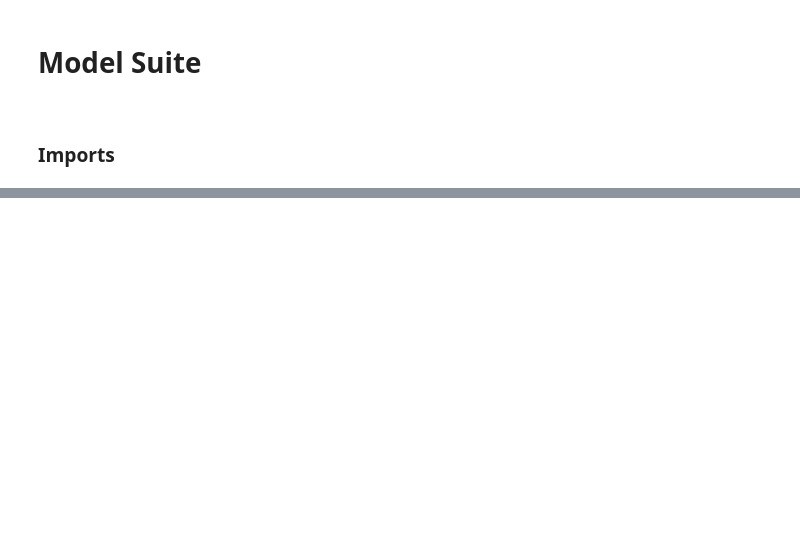
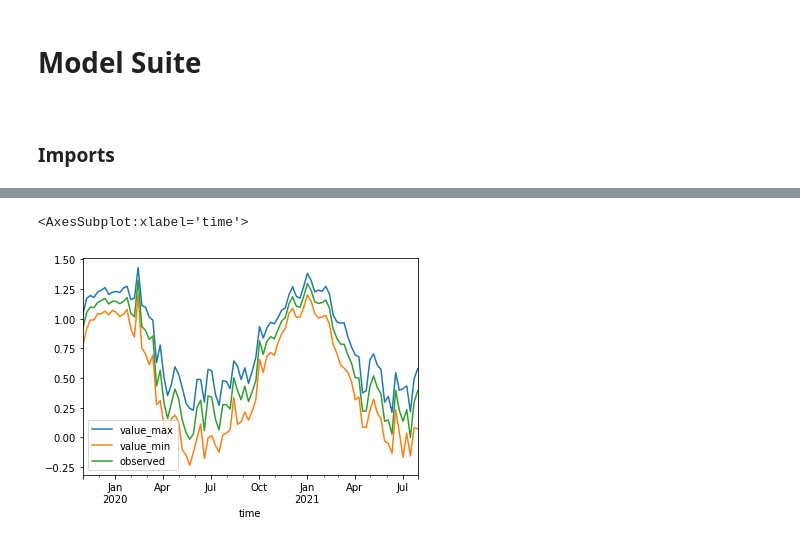
Before and after one commit to AyrtonB/WPD-Hackathon, a Jupyter notebook: nbs/04-model-suite.ipynb, the cells around one changed output, grey strips where cells are left out. Cells and saved outputs as stored; diff of their text form; code cells hidden in the pictures; blank space fills up the shorter version.

```diff
--- a/nbs/04-model-suite.ipynb
+++ b/nbs/04-model-suite.ipynb
@@ -16,7 +21,0 @@ from evtdemand import data
-# %%
-real_power_data_dir = '../data/real_power/'
-
-df_staplegrove_observation = data.load_real_power_dataset(real_power_data_dir, site='Staplegrove_CB905', real_power_variable='observation_variable_half_hourly', time_period='_pre_august')
-df_staplegrove_target = data.load_real_power_dataset(real_power_data_dir, site='Staplegrove_CB905', real_power_variable='target_variable_half_hourly_max_min', time_period='_pre_august')
-
-df_staplegrove_target.head()
@@ -30,0 +24,6 @@ df_staplegrove_target.head()
+# %%
+data_dir = '../data'
+real_power_data_dir = '../data/real_power'
+
+df_features, df_target = data.construct_baseline_features_target_dfs(data_dir)
+# df_features = feature.create_additional_features(df_features, df_target)
@@ -30,0 +233,8 @@ df_staplegrove_target.head()
+# %%
+%%time
+
+split_kwargs = {'n_splits': 2, 'shuffle': False}
+
+model_suite, error_metrics, df_pred, input_data = run_parameterised_model(data_dir=data_dir, split_kwargs=split_kwargs)
+
+error_metrics
@@ -30,0 +247,5 @@ df_staplegrove_target.head()
+# %%
+df_pred.resample('7D').mean().plot()
+# %% [output]
+<AxesSubplot:xlabel='time'>
+[figure, added]
```
Also changed, not shown: parts of 11 cells of this notebook, 20 other files.
